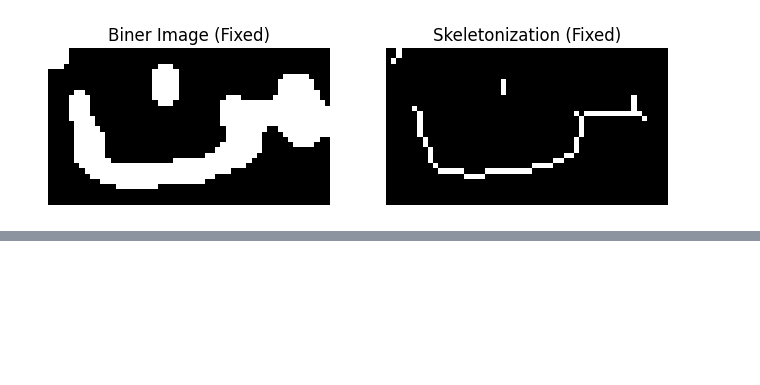
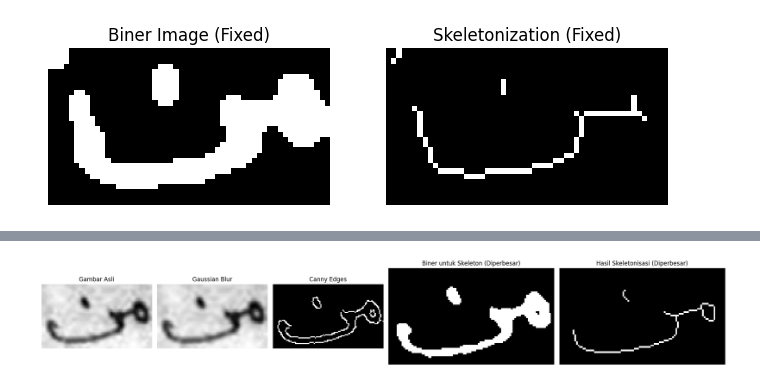
Before and after one commit to SalmanAlfarizy26/project, a Jupyter notebook: histogram.ipynb, the cells around one changed output, grey strips where cells are left out. Cells and saved outputs as stored; diff of their text form; code cells hidden in the pictures; blank space fills up the shorter version.

```diff
--- a/histogram.ipynb
+++ b/histogram.ipynb
@@ -2720,0 +2730,40 @@ plt.show()
+# %%
+# ===== PERBAIKAN DISINI =====
+# 1. Perbesar ukuran figure (width, height)
+plt.figure(figsize=(20, 6))  # Sebelumnya (18,5)
+
+# 2. Atur lebar relatif subplot (beri lebih banyak ruang untuk gambar 4 & 5)
+width_ratios = [1, 1, 1, 1.5, 1.5]  # Subplot 4 & 5 lebih lebar
+gs = plt.GridSpec(1, 5, width_ratios=width_ratios)
+
+# Subplot 1-3 (gambar asli, blur, canny)
+plt.subplot(gs[0])
+plt.imshow(image, cmap="gray")
+plt.title("Gambar Asli")
+plt.axis("off")
+
+plt.subplot(gs[1])
+plt.imshow(blurred, cmap="gray")
+plt.title("Gaussian Blur")
+plt.axis("off")
+
+plt.subplot(gs[2])
+plt.imshow(edges, cmap="gray")
+plt.title("Canny Edges")
+plt.axis("off")
+
+# Subplot 4 & 5 (biner & skeleton - diperbesar)
+plt.subplot(gs[3])  # Lebar 1.5x dari subplot biasa
+plt.imshow(binary_for_skeleton, cmap="gray")
+plt.title("Biner untuk Skeleton (Diperbesar)")
+plt.axis("off")
+
+plt.subplot(gs[4])  # Lebar 1.5x dari subplot biasa
+plt.imshow(skeleton, cmap="gray")
+plt.title("Hasil Skeletonisasi (Diperbesar)")
+plt.axis("off")
+
+plt.tight_layout()
+plt.show()
+# %% [output]
+[figure, added]
```
Also changed, not shown: parts of 8 cells of this notebook.
